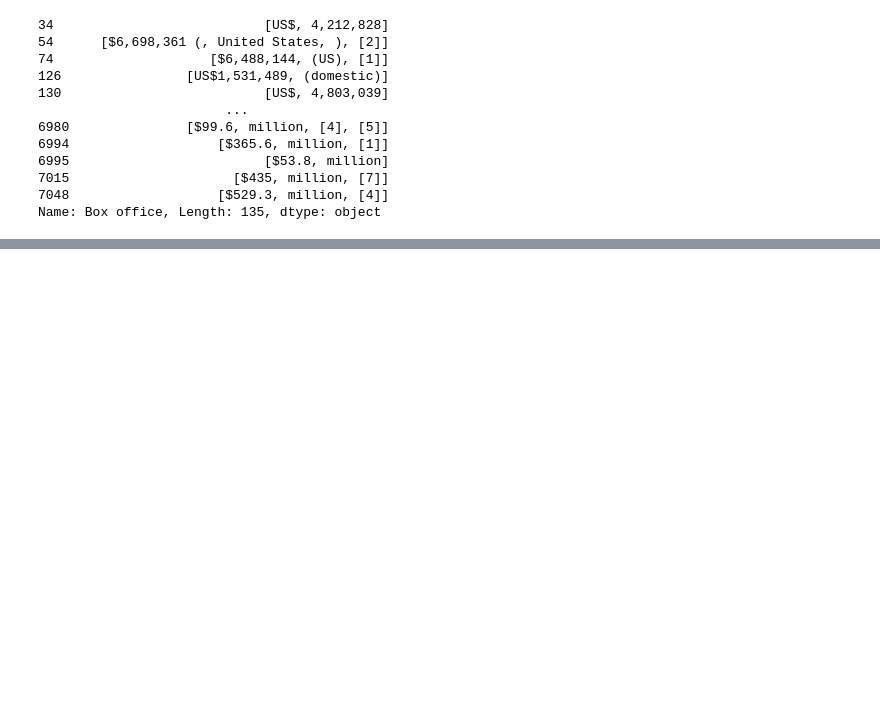
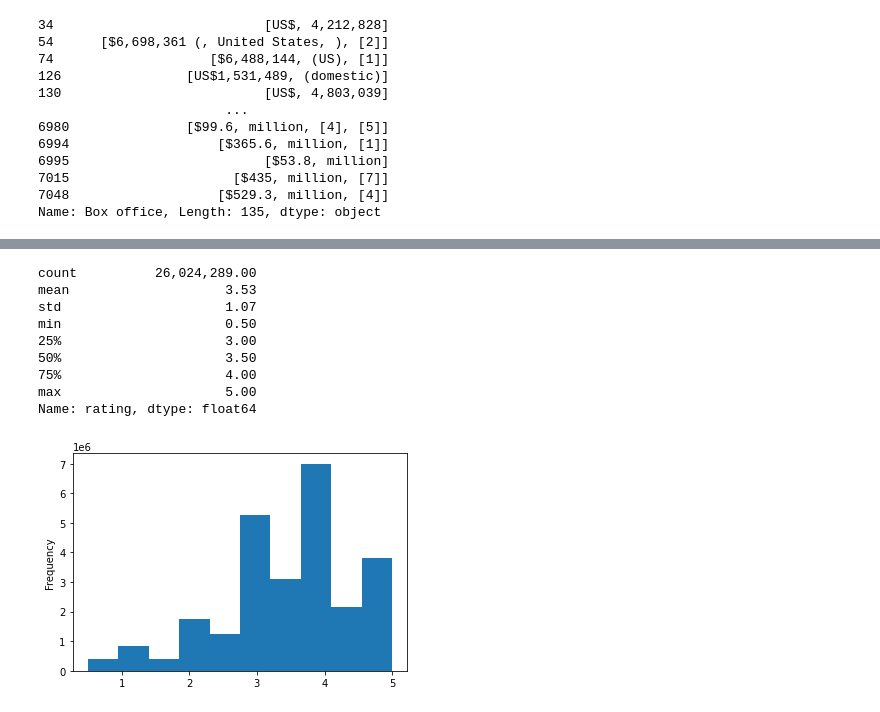
Before and after one commit to kwporras/Movies_ETL, a Jupyter notebook: clean_movie_function.ipynb, the cells around one changed output, grey strips where cells are left out. Cells and saved outputs as stored; diff of their text form; code cells hidden in the pictures; blank space fills up the shorter version.

```diff
--- a/clean_movie_function.ipynb
+++ b/clean_movie_function.ipynb
@@ -779,0 +1488,28 @@ import re
+# %%
+# [Execute]
+ratings['timestamp'] = pd.to_datetime(ratings['timestamp'], unit='s')
+# %%
+# [Inspect]
+
+# Finally, we'll look at the statistics of the actual ratings and see if there are any glaring errors.
+# A quick, easy way to do this is to look at a histogram of the rating distributions,
+# and then use the describe() method to print out some stats on central tendency and spread.
+
+# A histogram is a bar chart that displays how often a data point shows up in the data.
+# A histogram is a quick, visual way to get a sense of how a dataset is distributed.
+# Your code should look like this:
+
+pd.options.display.float_format = '{:20,.2f}'.format
+ratings['rating'].plot(kind='hist')
+ratings['rating'].describe()
+# %% [output]
+count          26,024,289.00
+mean                    3.53
+std                     1.07
+min                     0.50
+25%                     3.00
+50%                     3.50
+75%                     4.00
+max                     5.00
+Name: rating, dtype: float64
+[figure, added]
```
Also changed, not shown: parts of 118 cells of this notebook.
